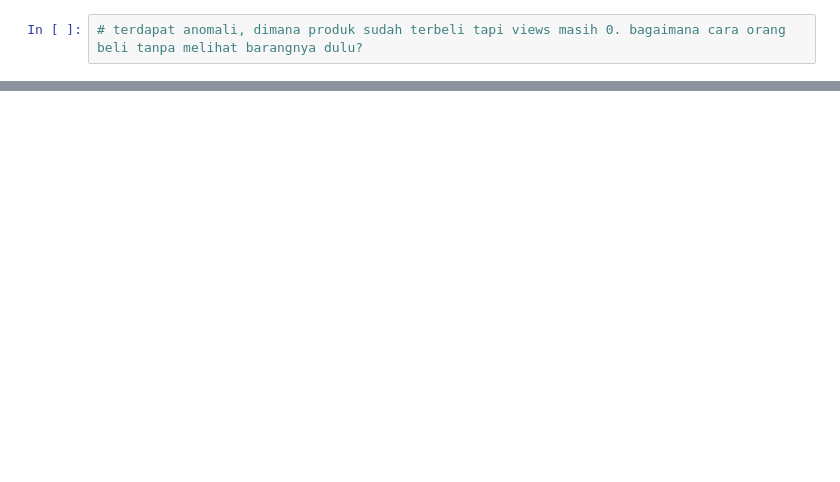
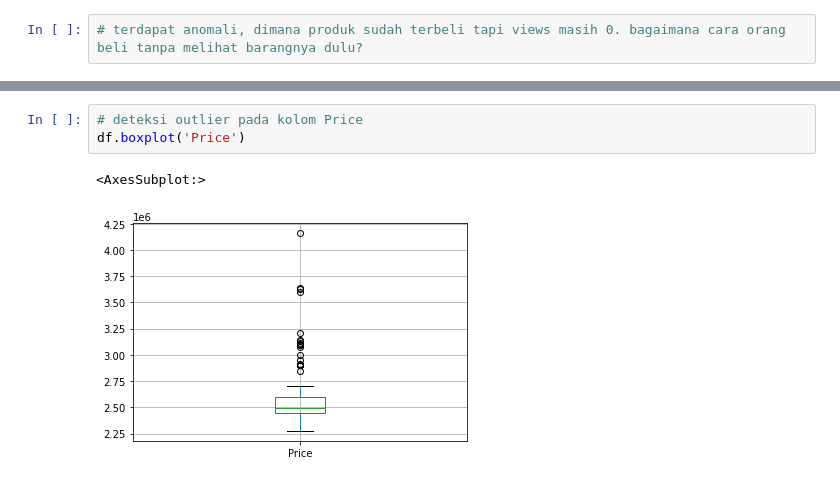
Before and after one commit to prasetyatf/EDA_RedmiNote11_tokped, a Jupyter notebook: analisis.ipynb, the cells around one changed output, grey strips where cells are left out. Drawn from its saved outputs; the diff is of its cells as text; blank space fills up the shorter version.

Commit message:
analisis.ipynb: menambahkan deskripsi, dan deteksi outlier. Data preparation: menghapus deteksi outlier dan central tendency, menambahkan deskripsi.

```diff
--- a/analisis.ipynb
+++ b/analisis.ipynb
@@ -311,0 +358,6 @@ income.tail(10).plot(kind='barh', grid=True, title='10 Toko Dengan Pendapatan Te
+# %%
+# deteksi outlier pada kolom Price
+df.boxplot('Price')
+# %% [output]
+<AxesSubplot:>
+[figure, added]
```
Also changed, not shown: parts of 26 cells of this notebook.
